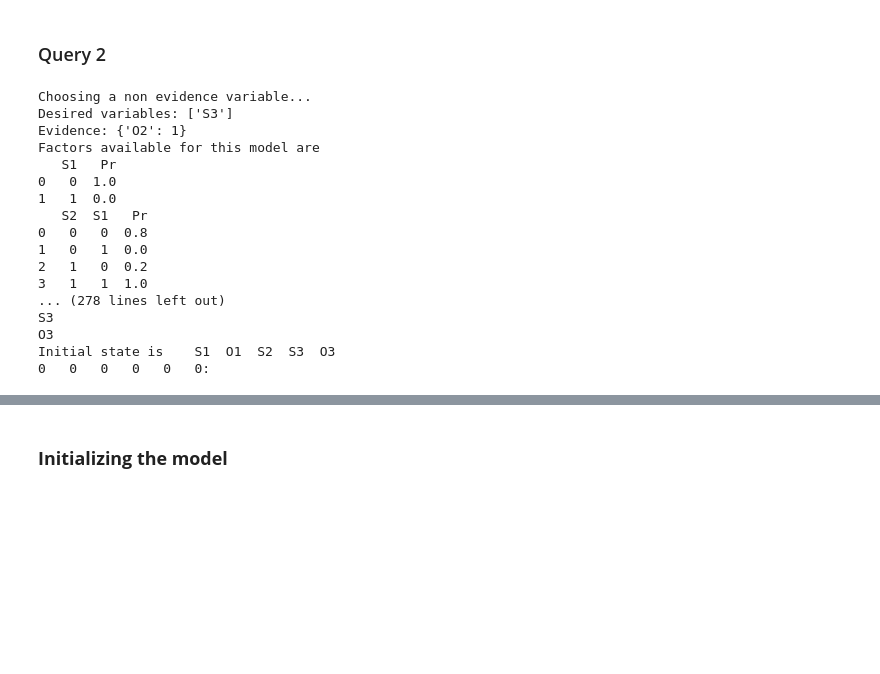
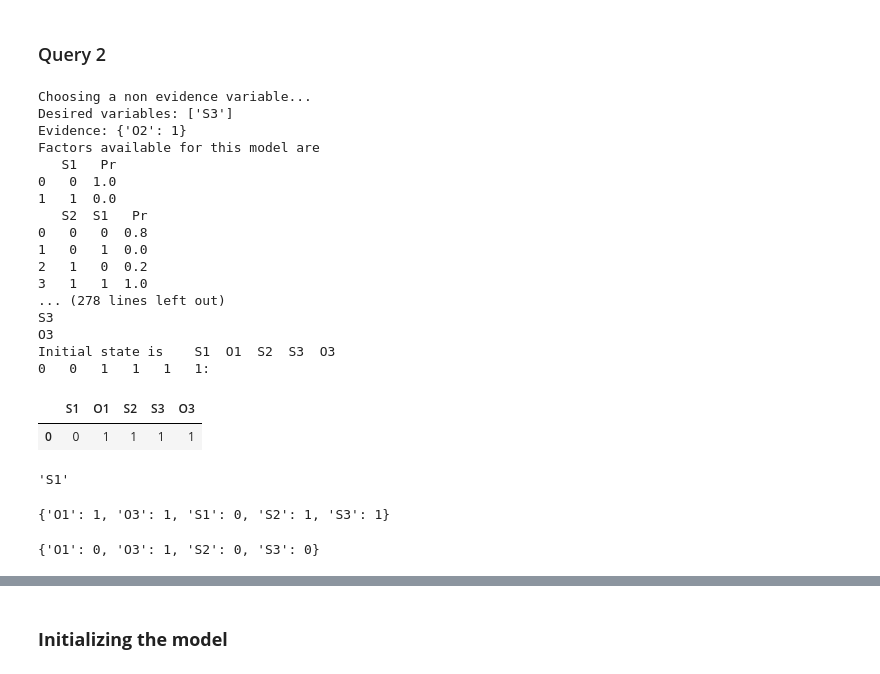
Before and after one commit to armandordorica/MIE1516_A2_Gibbs_sampling, a Jupyter notebook: A2_Gibbs_sampling.ipynb, the cells around one changed output, grey strips where cells are left out. Drawn from its saved outputs; the diff is of its cells as text; code cells hidden in the pictures; blank space fills up the shorter version.

```diff
--- a/A2_Gibbs_sampling.ipynb
+++ b/A2_Gibbs_sampling.ipynb
@@ -8,6 +8,38 @@ import pandas as pd
 # %%
 import collections
 import json
+
+def restrict_list_of_dfs(list_of_dfs, list_of_vars, dict_of_evidences):
+  """
+  Input: Given a list of dataframes, a dictionary of evidences, and a list of variables
+  Output: Return a list of dataframes with those conditions applied as listed in the dictionary
+  """
+  list_of_vars
+  new_dfs_list = list_of_dfs.copy()
+  for u in range(0, len(vars)):
+    var = list_of_vars[u]
+    value = dict_of_evidences[var]
+    for i in range(0, len(list_of_dfs)):
+      if var_in_df(list_of_dfs[i], var):
+        print(list_of_dfs[i])
+        print("contains var: {}".format(var))
+        new_dfs_list[i] = set_df_to_restriction(new_dfs_list[i], var, value)
+        print("setting restriction {} = {} on {}".format(var, value, new_dfs_list[i]))
+
+  return new_dfs_list
+
+def var_in_df(df, var):
+  return var in list(df.columns)
+
+def set_df_to_restriction(df, var, value):
+  df = df[df[var]==value]
+  return df
+
+def cpd_list_to_df_list(list_of_cpds):
+  dfs_list = []
+  for i in range(0, len(list_of_cpds)):
+    dfs_list.append(list_of_cpds[i].to_truth_table())
+  return dfs_list
 
 def set_cpds_to_state(cpd_list, var, value):
   """
@@ -90,8 +122,11 @@ def replace_cpd_with_restriction(cpd, column_name, restriction_value):
   if column_name in list(df.columns):
     df = df[df[column_name] == restriction_value]
     df = remove_irrelevant_variable(df)
-  df=df_to_cpd(df)
-  return df
+  try:
+    df=df_to_cpd(df)
+    return df
+  except:
+    return df
 
 
 def replace_evidence_with_restriction_gibbs(list_of_factors, dict_of_evidences):
@@ -117,6 +152,7 @@ def replace_evidence_with_restriction_gibbs(list_of_factors, dict_of_evidences):
       print("restricting on variable {} = {}".format(cpd_vars[j], this_restriction))
       df = df[df[cpd_vars[j]]==this_restriction]
       print(df)
+    # df = df_to_cpd(df)
     new_factors_list.append(df)
 
   return new_factors_list
@@ -1207,4 +1243,24 @@ Factors available for this model are
 S3
 O3
 Initial state is    S1  O1  S2  S3  O3
-0   0   0   0   0   0:
+0   0   1   1   1   1:
+# %%
+infer.time_table
+# %% [output]
+|  | S1 | O1 | S2 | S3 | O3 |
+| 0 | 0 | 1 | 1 | 1 | 1 |
+# %%
+var = infer.order[0]
+var
+# %% [output]
+'S1'
+# %%
+mydict = infer.samples.copy()
+mydict
+# %% [output]
+{'O1': 1, 'O3': 1, 'S1': 0, 'S2': 1, 'S3': 1}
+# %%
+del mydict[var]
+mydict
+# %% [output]
+{'O1': 0, 'O3': 1, 'S2': 0, 'S3': 0}
```
Also changed, not shown: parts of 32 cells of this notebook.
